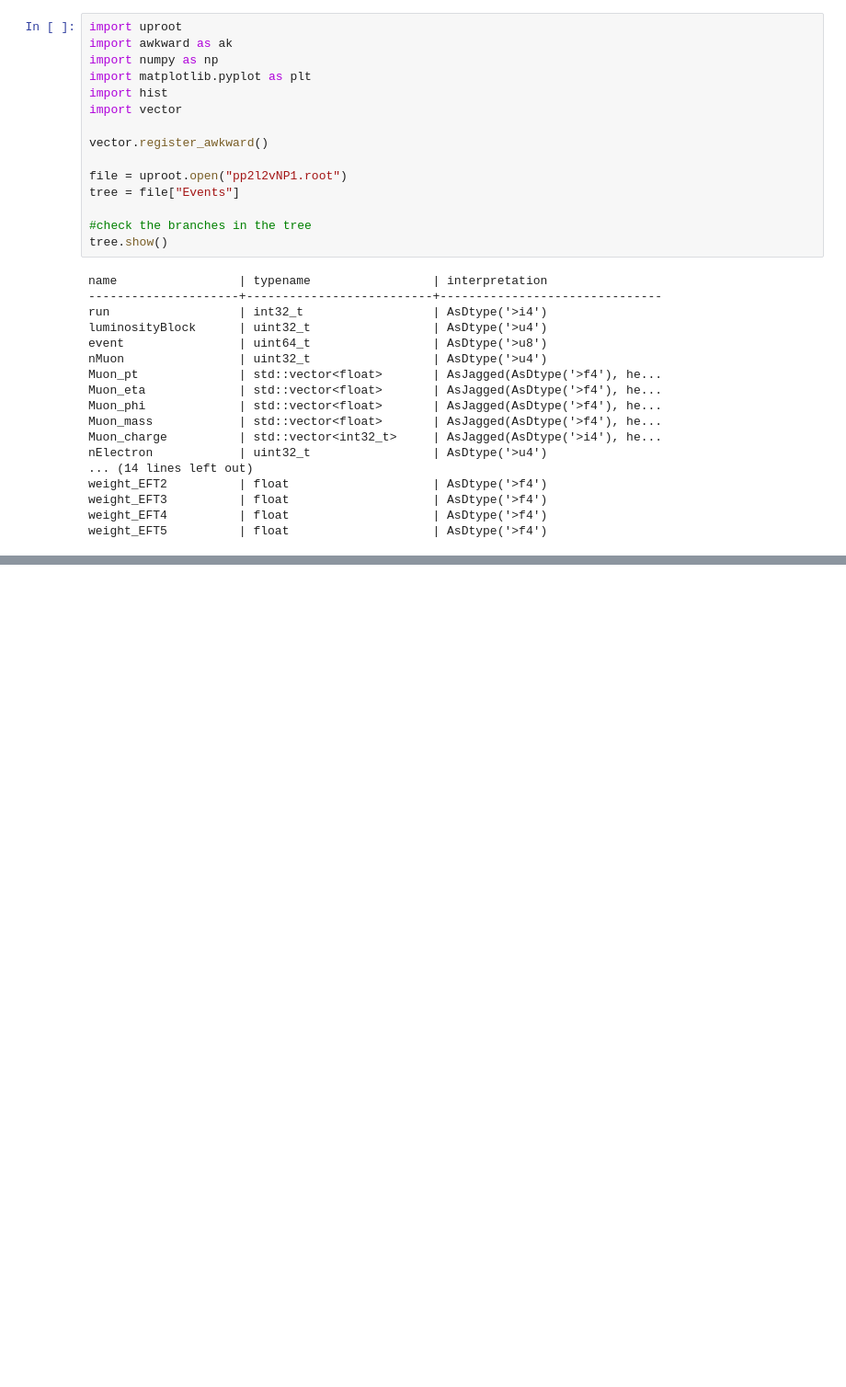
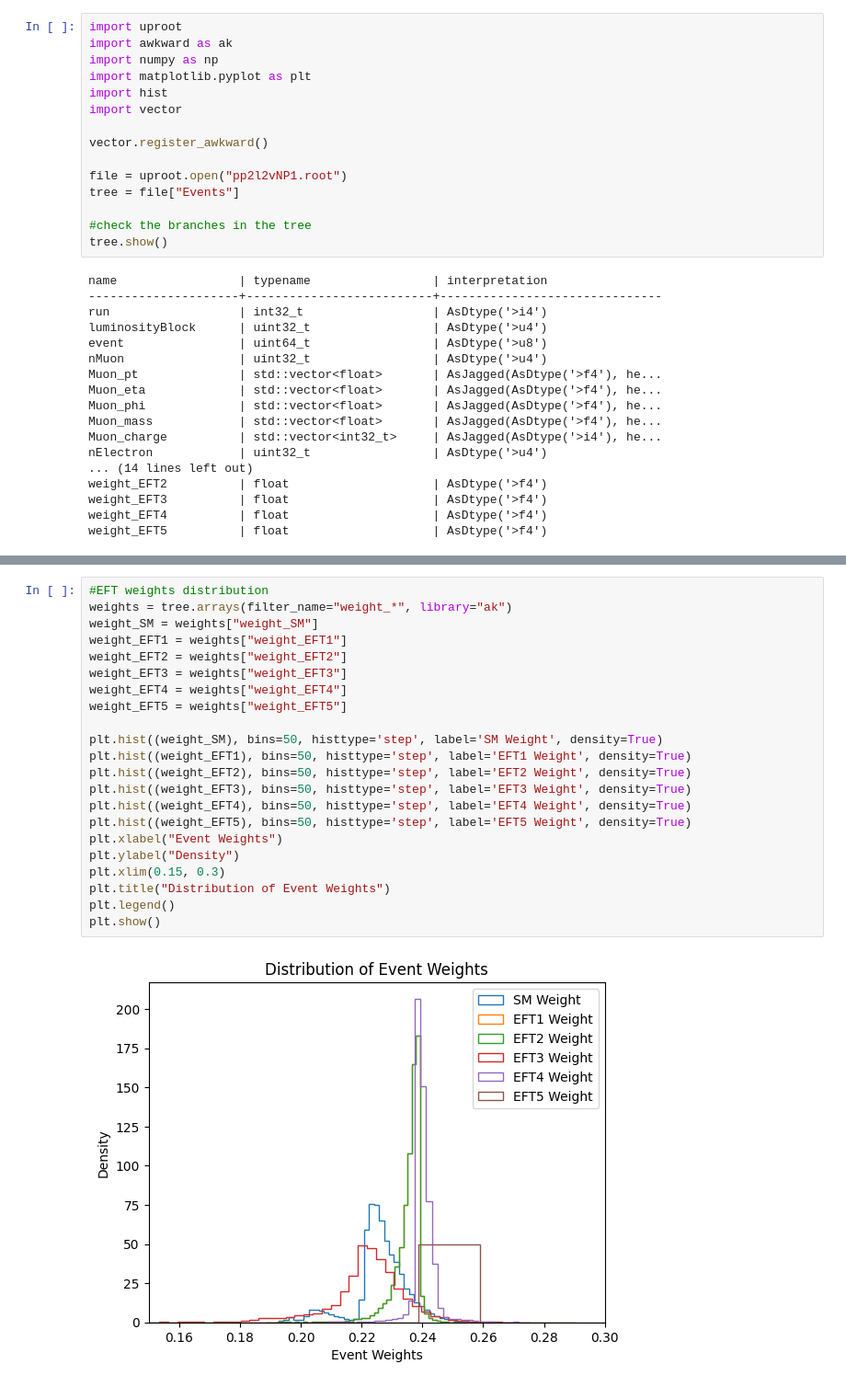
Before and after one commit to John-Aremu/SM-vs-EFT-simulation-analysis, a Jupyter notebook: pp2l2vNP1.ipynb, the cells around one changed output, grey strips where cells are left out. Shown at 92% size. Saved outputs shown, nothing was run; the diff lists cells and outputs as text; blank space fills up the shorter version.

```diff
--- a/pp2l2vNP1.ipynb
+++ b/pp2l2vNP1.ipynb
@@ -251,0 +316,24 @@ weight_EFT5          | float                    | AsDtype('>f4')
+# %%
+#EFT weights distribution
+weights = tree.arrays(filter_name="weight_*", library="ak")
+weight_SM = weights["weight_SM"]
+weight_EFT1 = weights["weight_EFT1"]
+weight_EFT2 = weights["weight_EFT2"]
+weight_EFT3 = weights["weight_EFT3"]
+weight_EFT4 = weights["weight_EFT4"]
+weight_EFT5 = weights["weight_EFT5"]
+
+plt.hist((weight_SM), bins=50, histtype='step', label='SM Weight', density=True)
+plt.hist((weight_EFT1), bins=50, histtype='step', label='EFT1 Weight', density=True)
+plt.hist((weight_EFT2), bins=50, histtype='step', label='EFT2 Weight', density=True)
+plt.hist((weight_EFT3), bins=50, histtype='step', label='EFT3 Weight', density=True)
+plt.hist((weight_EFT4), bins=50, histtype='step', label='EFT4 Weight', density=True)
+plt.hist((weight_EFT5), bins=50, histtype='step', label='EFT5 Weight', density=True)
+plt.xlabel("Event Weights")
+plt.ylabel("Density")
+plt.xlim(0.15, 0.3)
+plt.title("Distribution of Event Weights")
+plt.legend()
+plt.show()
+# %% [output]
+[figure, added]
```
Also changed, not shown: parts of 4 cells of this notebook.
